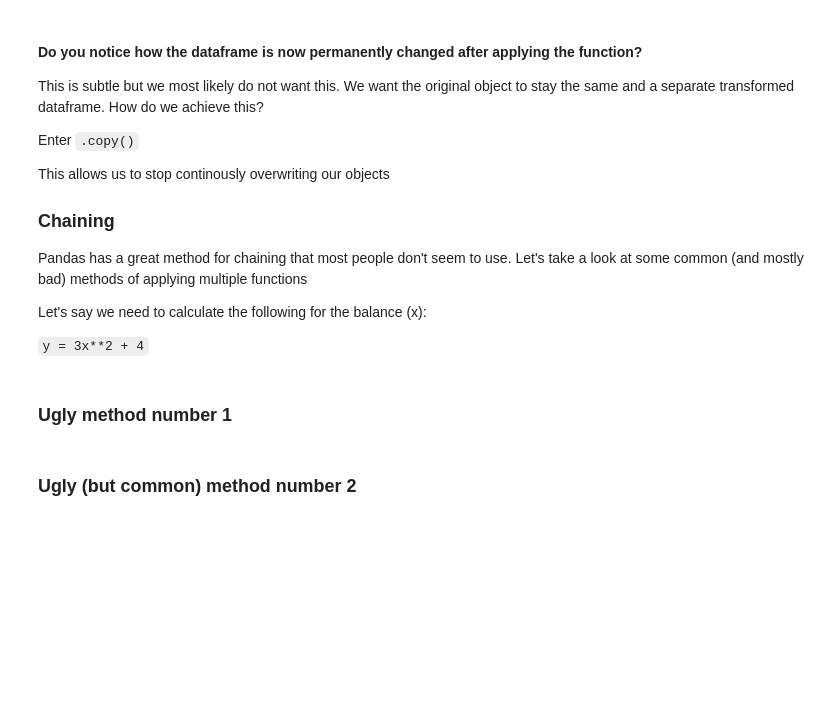
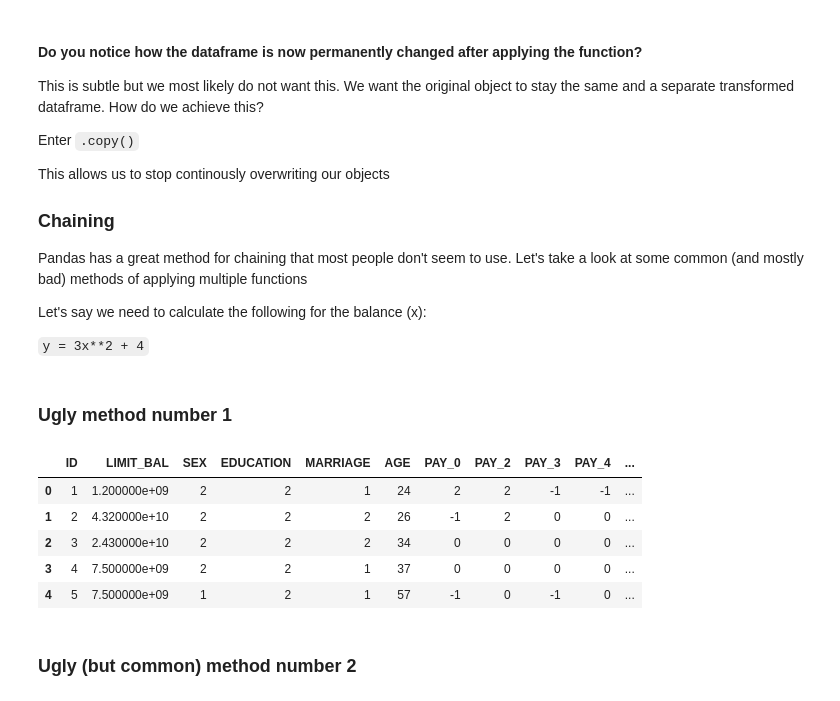
Before and after one commit to anilkumarpanda/python-training-2021, a Jupyter notebook: 2.0_Data_manipulation_with_Pandas.ipynb, the cells around one changed output. Drawn from its saved outputs; the diff is of its cells as text; code cells hidden in the pictures; blank space fills up the shorter version.

```diff
--- a/2.0_Data_manipulation_with_Pandas.ipynb
+++ b/2.0_Data_manipulation_with_Pandas.ipynb
@@ -611,6 +1043,6 @@ plt.style.use('ggplot')
 pd.set_option('display.max_rows', 50)
 pd.set_option('display.max_columns', 30)
 # %%
-df = pd.read_csv('../../data/UCI_Credit_Card.csv')
+df = pd.read_csv('https://raw.githubusercontent.com/anilkumarpanda/python-training-2021/main/data/UCI_Credit_Card.csv')
 # %%
 df.head()
@@ -697,9 +1150,16 @@ def third_transformation(df, column='LIMIT_BAL', factor=4):
 # %% [markdown]
 ### Ugly method number 1
 # %%
-df = pd.read_csv('../../data/UCI_Credit_Card.csv')
+df = pd.read_csv('https://raw.githubusercontent.com/anilkumarpanda/python-training-2021/main/data/UCI_Credit_Card.csv')
 df = third_transformation(second_transformation(first_transformation(df)))
 df.head()
+# %% [output]
+|  | ID | LIMIT_BAL | SEX | EDUCATION | MARRIAGE | AGE | PAY_0 | PAY_2 | PAY_3 | PAY_4 | ... |
+| 0 | 1 | 1.200000e+09 | 2 | 2 | 1 | 24 | 2 | 2 | -1 | -1 | ... |
+| 1 | 2 | 4.320000e+10 | 2 | 2 | 2 | 26 | -1 | 2 | 0 | 0 | ... |
+| 2 | 3 | 2.430000e+10 | 2 | 2 | 2 | 34 | 0 | 0 | 0 | 0 | ... |
+| 3 | 4 | 7.500000e+09 | 2 | 2 | 1 | 37 | 0 | 0 | 0 | 0 | ... |
+| 4 | 5 | 7.500000e+09 | 1 | 2 | 1 | 57 | -1 | 0 | -1 | 0 | ... |
 # %% [markdown]
 ### Ugly (but common) method number 2
 # %%
```
Also changed, not shown: parts of 99 cells of this notebook, 7 other files.
